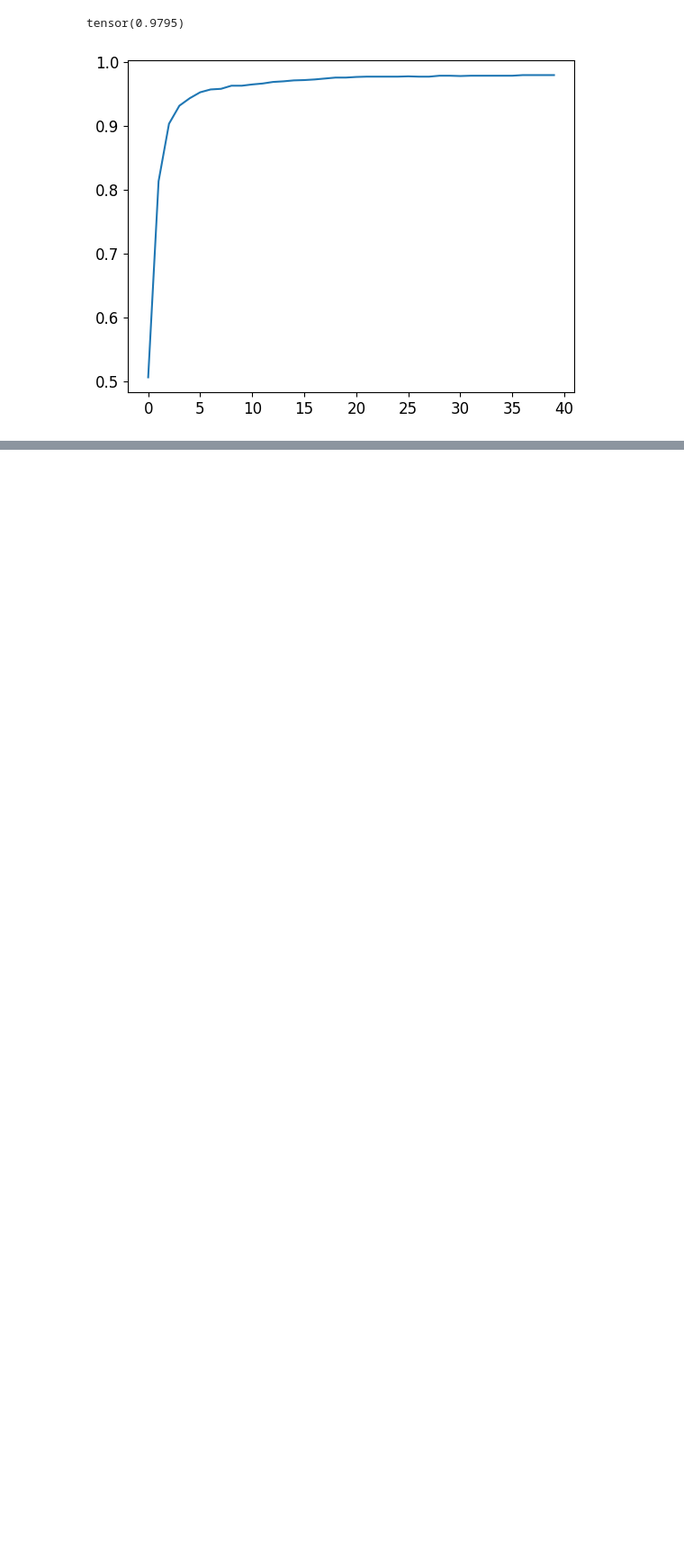
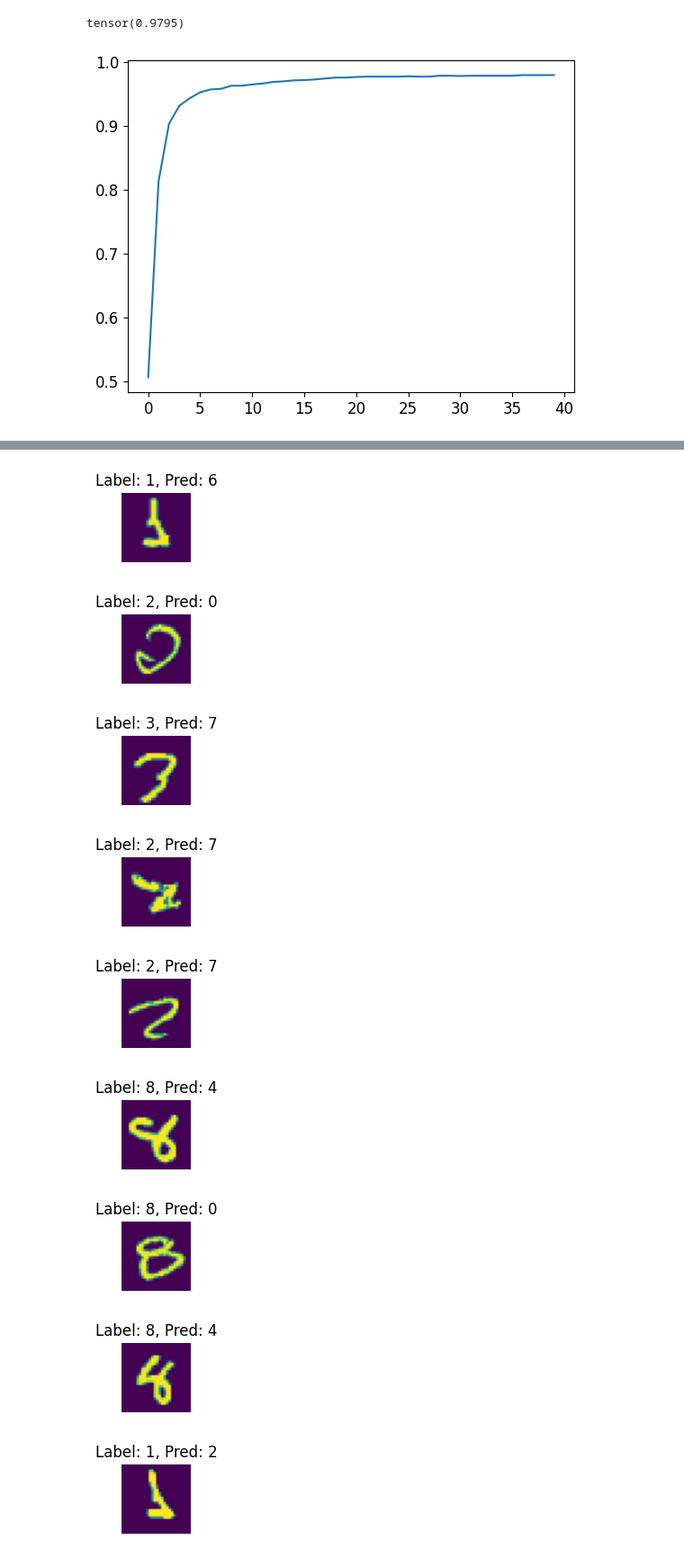
Before and after one commit to Plyb/fast-ai-exercises, a Jupyter notebook: 04_mnist_basics.ipynb, the cells around one changed output, grey strips where cells are left out. Shown: that part at 90% size. Saved outputs shown, nothing was run; the diff lists cells and outputs as text; code cells hidden in the pictures; blank space fills up the shorter version.

```diff
--- a/04_mnist_basics.ipynb
+++ b/04_mnist_basics.ipynb
@@ -1634,0 +1748,9 @@ tensor(0.9795)
+# %%
+interp = Interpretation.from_learner(learn)
+_, top_loss_indices = interp.top_losses(20)
+
+for high_loss_index in top_loss_indices:
+  high_loss_input, high_loss_label = valid_dataset[high_loss_index]
+  high_loss_prediction = torch.argmax(simple_net(high_loss_input), dim=-1)
+  show_image(high_loss_input.view(28, 28), title=f"Label: {high_loss_label}, Pred: {high_loss_prediction}")
+# %% [output]
@@ -1634,0 +1758,9 @@ tensor(0.9795)
+[figure, added]
+[figure, added]
+[figure, added]
+[figure, added]
+[figure, added]
+[figure, added]
+[figure, added]
+[figure, added]
+[figure, added]
```
Also changed, not shown: parts of 16 cells of this notebook.
